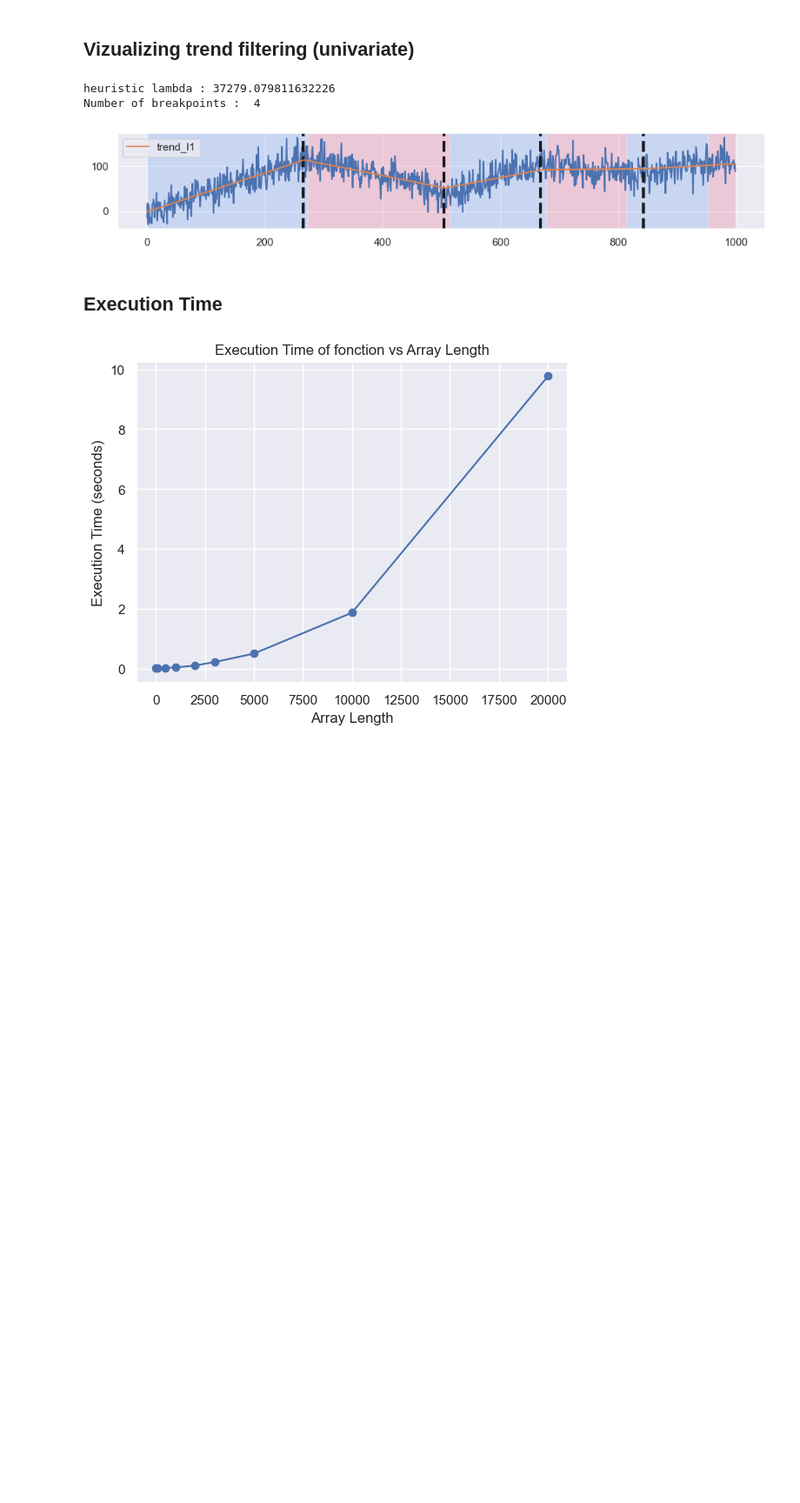
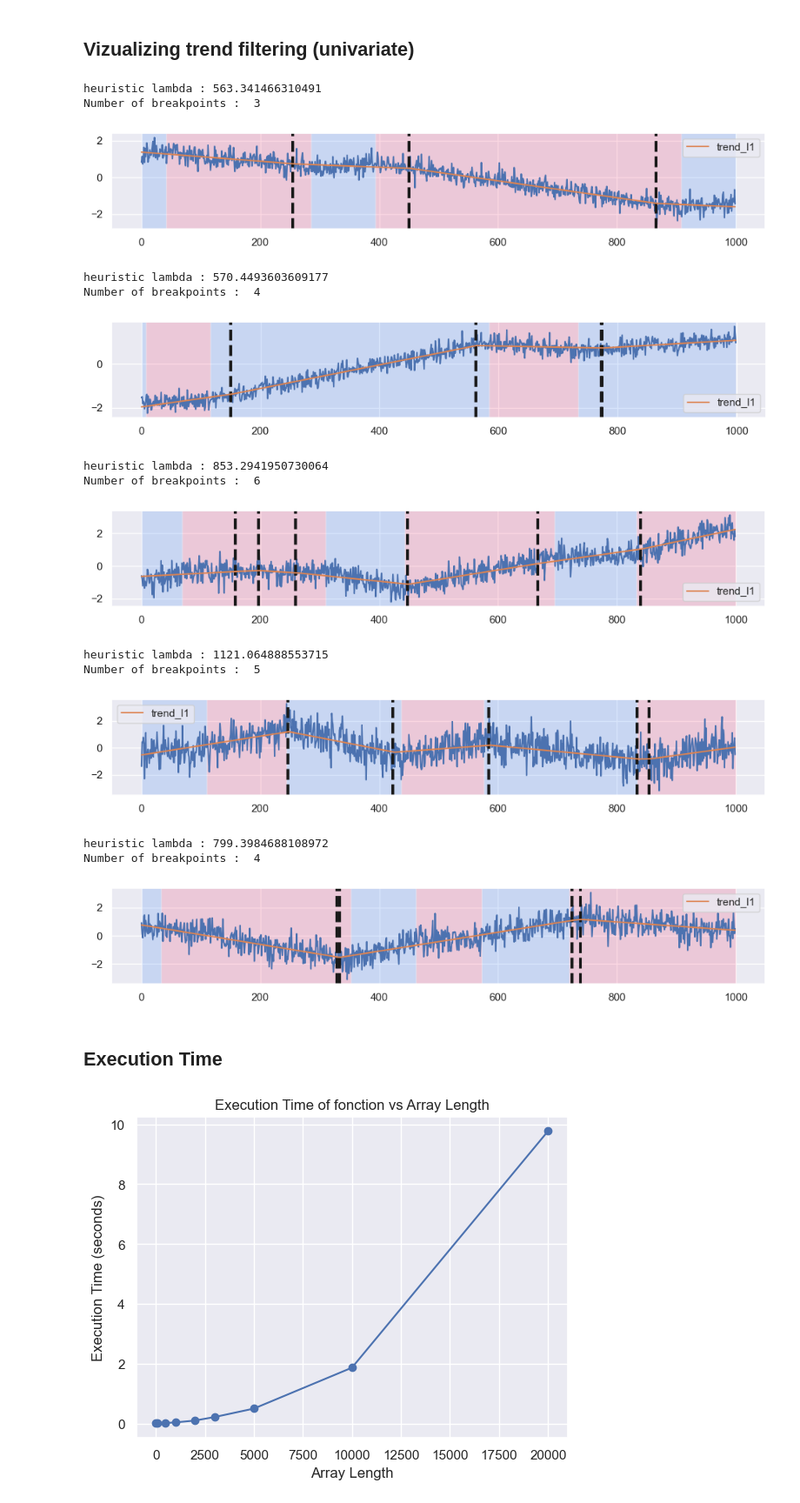
Before and after one commit to bobmnc/l1_trend_filtering, a Jupyter notebook: demo.ipynb, the cells around one changed output. Shown at 87% size. Drawn from its saved outputs; the diff is of its cells as text; code cells hidden in the pictures; blank space fills up the shorter version.

```diff
--- a/demo.ipynb
+++ b/demo.ipynb
@@ -33,50 +36,68 @@ from filters.multivariate.l1_trend_filter_multivariate import (
 # %% [markdown]
 ## Vizualizing trend filtering (univariate)
 # %%
-N_signals = 1
+N_signals = 5
 
 # Create synthetic piecewise linear signals with noise
 signals, breakpoints_list = create_signals(
     N=N_signals,
     signal_length=1000,
     max_slope=0.5,
     p_trend_change=0.01,
     noise_level=20.0,
 )
-# signals is of shape (N_signals, signal_length)
-signal = signals[0]
-bkps = breakpoints_list[0]
 
-# Heuristic to choose lambda value
-penalty = get_heuristic_lambda(signal)
-print("heuristic lambda :", penalty)
+for i in range(N_signals):
+    # signals is of shape (N_signals, signal_length)
+    signal = signals[i]
+    bkps = breakpoints_list[i]
 
-# get the trend from l1_trend_filtering
-trend_l1 = l1_trend_filter(signal, penalty=penalty)
+    # Normalize signal
+    signal = normalize_signal(signal)
 
-# get the predicted breakpoints of the filtered trend
-pred_bkps = get_breakpoints(trend_l1)
-print("Number of breakpoints : ", len(pred_bkps))
+    # Heuristic to choose lambda value
+    penalty = get_heuristic_lambda(signal)
+    print("heuristic lambda :", penalty)
+    # penalty = 700
 
-# display the predicted changepoints and the trend
-rpt.display(signal, bkps, pred_bkps)
-x_axis = np.arange(len(signal))
-plt.plot(x_axis, trend_l1, label="trend_l1")
+    # get the trend from l1_trend_filtering
+    trend_l1 = l1_trend_filter(signal, penalty=penalty)
 
-# Benchmark to compare Hodrick_Prescott vs l1_trend_filter
-# trend_HP = Hodrick_Prescott(signal, penalty=penalty)
-# plt.plot(x_axis, trend_HP, label = "trend_HP")
+    # get the predicted breakpoints of the filtered trend
+    pred_bkps = get_breakpoints(trend_l1)
+    print("Number of breakpoints : ", len(pred_bkps))
 
-# Benchmark to show the two equivalent formulations of l1_trend_filtering
-# trend_l1_2 = l1_trend_filter2(signal, penalty=penalty)
-# plt.plot(x_axis, trend_l1_2, label = "trend_l1_2")
+    # display the predicted changepoints and the trend
+    rpt.display(signal, bkps, pred_bkps)
+    x_axis = np.arange(len(signal))
+    plt.plot(x_axis, trend_l1, label="trend_l1")
 
-plt.legend()
-plt.show()
+    # Benchmark to compare Hodrick_Prescott vs l1_trend_filter
+    # trend_HP = Hodrick_Prescott(signal, penalty=penalty)
+    # plt.plot(x_axis, trend_HP, label = "trend_HP")
+
+    # Benchmark to show the two equivalent formulations of l1_trend_filtering
+    # trend_l1_2 = l1_trend_filter2(signal, penalty=penalty)
+    # plt.plot(x_axis, trend_l1_2, label = "trend_l1_2")
+
+    plt.legend()
+    plt.show()
 # %% [output]
-heuristic lambda : 37279.079811632226
-Number of breakpoints :  4
+heuristic lambda : 563.341466310491
+Number of breakpoints :  3
-[figure, old version]
+[figure, new version]
+heuristic lambda : 570.4493603609177
+Number of breakpoints :  4
+[figure, added]
+heuristic lambda : 853.2941950730064
+Number of breakpoints :  6
+[figure, added]
+heuristic lambda : 1121.064888553715
+Number of breakpoints :  5
+[figure, added]
+heuristic lambda : 799.3984688108972
+Number of breakpoints :  4
+[figure, added]
 # %% [markdown]
 ## Execution Time
 # %%
```
Also changed, not shown: parts of 10 cells of this notebook.
